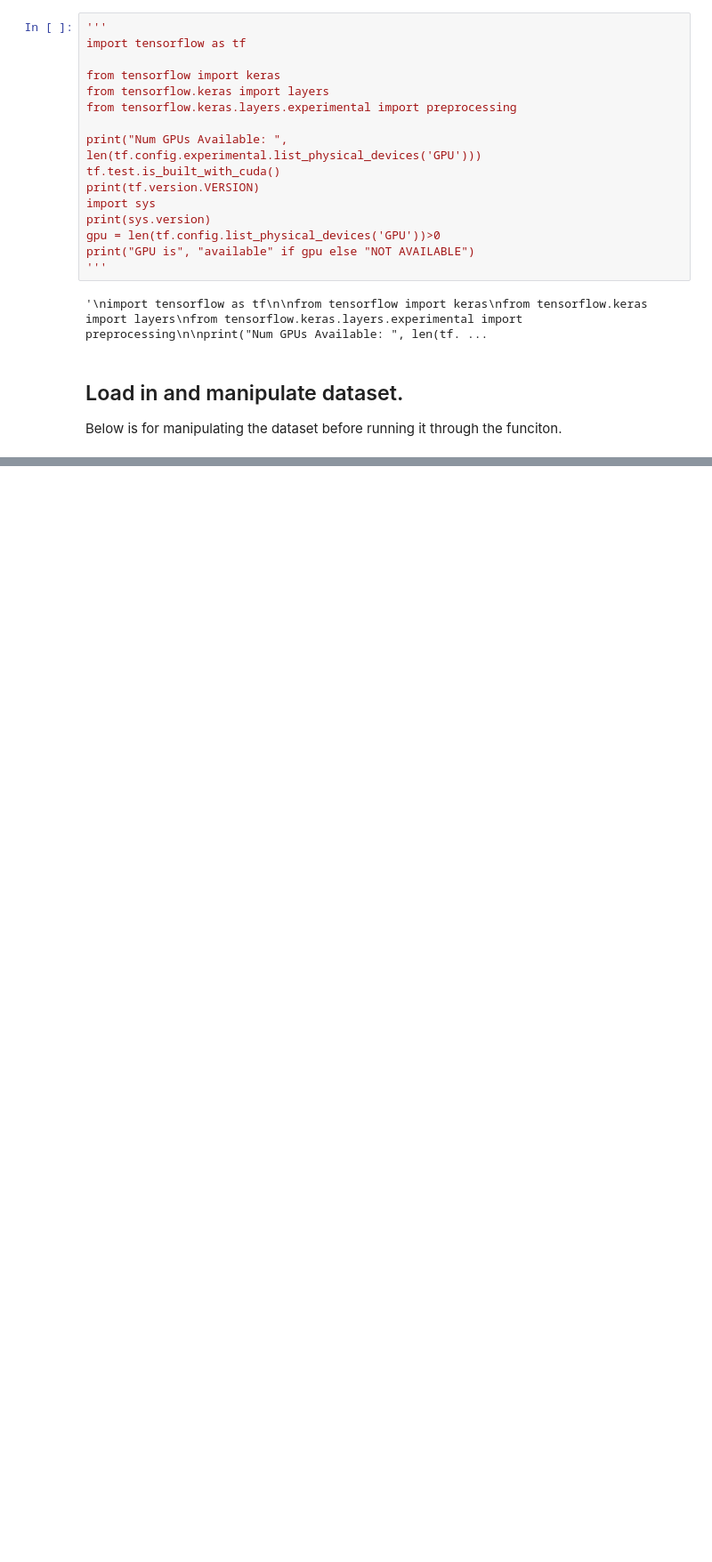
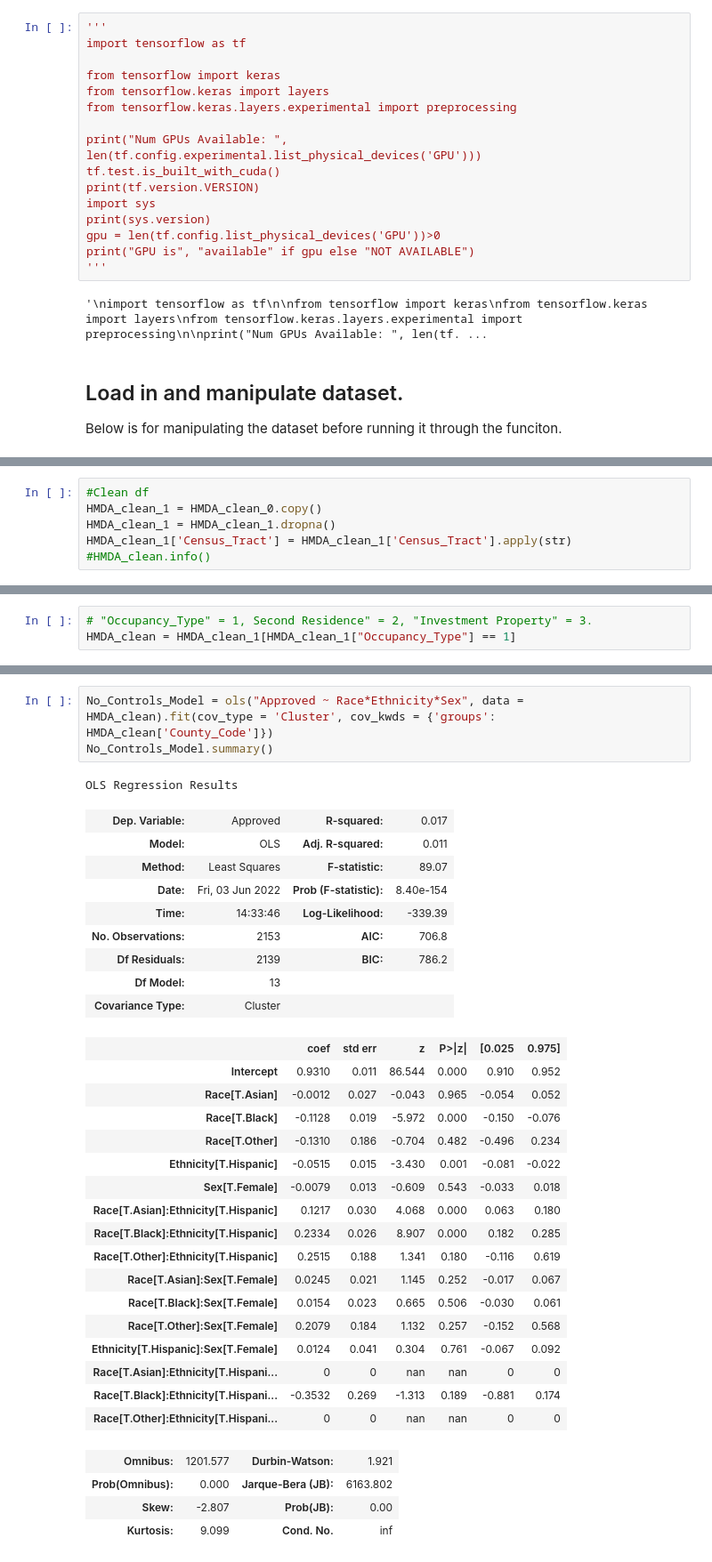
Before and after one commit to RayCarpenterIII/Measuring-Race-Ethnicity-and-Gender-Gaps-in-Mortgage-Approvals, a Jupyter notebook: HMDA Linear Probability Model v.02.ipynb, the cells around one changed output, grey strips where cells are left out. Shown at 89% size. Cells and saved outputs as stored; diff of their text form; blank space fills up the shorter version.

Commit message:
Regressions Ran

```diff
--- a/HMDA Linear Probability Model v.02.ipynb
+++ b/HMDA Linear Probability Model v.02.ipynb
@@ -124,0 +112,6 @@ KeyError: "None of ['Year'] are in the columns"
+# %%
+#Clean df
+HMDA_clean_1 = HMDA_clean_0.copy()
+HMDA_clean_1 = HMDA_clean_1.dropna()
+HMDA_clean_1['Census_Tract'] = HMDA_clean_1['Census_Tract'].apply(str)
+#HMDA_clean.info()
@@ -124,0 +120,3 @@ KeyError: "None of ['Year'] are in the columns"
+# %%
+# "Occupancy_Type" = 1, Second Residence" = 2, "Investment Property" = 3.
+HMDA_clean = HMDA_clean_1[HMDA_clean_1["Occupancy_Type"] == 1]
@@ -124,0 +125,35 @@ KeyError: "None of ['Year'] are in the columns"
+# %%
+No_Controls_Model = ols("Approved ~ Race*Ethnicity*Sex", data = HMDA_clean).fit(cov_type = 'Cluster', cov_kwds = {'groups': HMDA_clean['County_Code']})
+No_Controls_Model.summary()
+# %% [output]
+OLS Regression Results
+| Dep. Variable: | Approved | R-squared: | 0.017 |
+| Model: | OLS | Adj. R-squared: | 0.011 |
+| Method: | Least Squares | F-statistic: | 89.07 |
+| Date: | Fri, 03 Jun 2022 | Prob (F-statistic): | 8.40e-154 |
+| Time: | 14:33:46 | Log-Likelihood: | -339.39 |
+| No. Observations: | 2153 | AIC: | 706.8 |
+| Df Residuals: | 2139 | BIC: | 786.2 |
+| Df Model: | 13 |  |  |
+| Covariance Type: | Cluster |  |  |
+|  | coef | std err | z | P>|z| | [0.025 | 0.975] |
+| Intercept | 0.9310 | 0.011 | 86.544 | 0.000 | 0.910 | 0.952 |
+| Race[T.Asian] | -0.0012 | 0.027 | -0.043 | 0.965 | -0.054 | 0.052 |
+| Race[T.Black] | -0.1128 | 0.019 | -5.972 | 0.000 | -0.150 | -0.076 |
+| Race[T.Other] | -0.1310 | 0.186 | -0.704 | 0.482 | -0.496 | 0.234 |
+| Ethnicity[T.Hispanic] | -0.0515 | 0.015 | -3.430 | 0.001 | -0.081 | -0.022 |
+| Sex[T.Female] | -0.0079 | 0.013 | -0.609 | 0.543 | -0.033 | 0.018 |
+| Race[T.Asian]:Ethnicity[T.Hispanic] | 0.1217 | 0.030 | 4.068 | 0.000 | 0.063 | 0.180 |
+| Race[T.Black]:Ethnicity[T.Hispanic] | 0.2334 | 0.026 | 8.907 | 0.000 | 0.182 | 0.285 |
+| Race[T.Other]:Ethnicity[T.Hispanic] | 0.2515 | 0.188 | 1.341 | 0.180 | -0.116 | 0.619 |
+| Race[T.Asian]:Sex[T.Female] | 0.0245 | 0.021 | 1.145 | 0.252 | -0.017 | 0.067 |
+| Race[T.Black]:Sex[T.Female] | 0.0154 | 0.023 | 0.665 | 0.506 | -0.030 | 0.061 |
+| Race[T.Other]:Sex[T.Female] | 0.2079 | 0.184 | 1.132 | 0.257 | -0.152 | 0.568 |
+| Ethnicity[T.Hispanic]:Sex[T.Female] | 0.0124 | 0.041 | 0.304 | 0.761 | -0.067 | 0.092 |
+| Race[T.Asian]:Ethnicity[T.Hispani... | 0 | 0 | nan | nan | 0 | 0 |
+| Race[T.Black]:Ethnicity[T.Hispani... | -0.3532 | 0.269 | -1.313 | 0.189 | -0.881 | 0.174 |
+| Race[T.Other]:Ethnicity[T.Hispani... | 0 | 0 | nan | nan | 0 | 0 |
+| Omnibus: | 1201.577 | Durbin-Watson: | 1.921 |
+| Prob(Omnibus): | 0.000 | Jarque-Bera (JB): | 6163.802 |
+| Skew: | -2.807 | Prob(JB): | 0.00 |
+| Kurtosis: | 9.099 | Cond. No. | inf |
```
Also changed, not shown: parts of 26 cells of this notebook, 6 other files.
